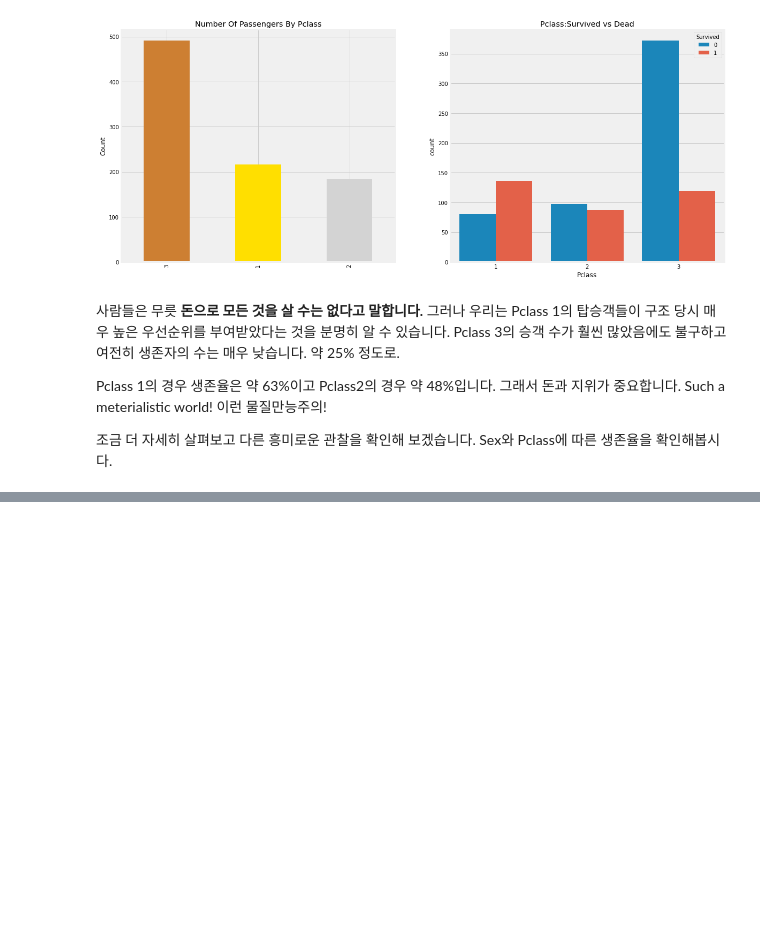
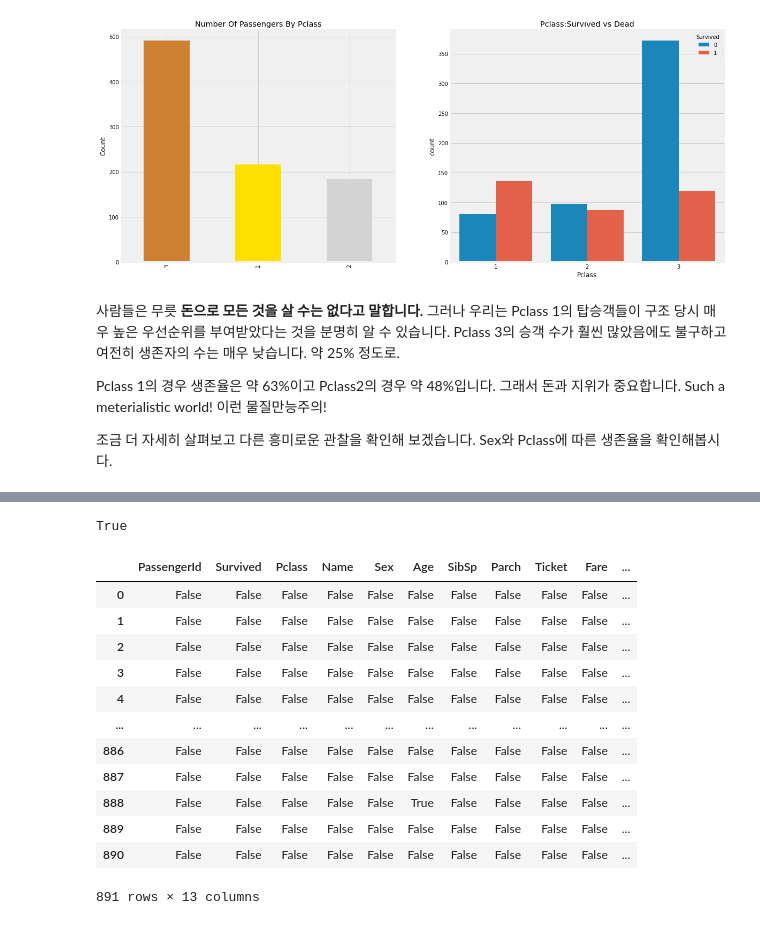
Before and after one commit to itchyfeet-patient/kaggle-DieTanic, a Jupyter notebook: notebook8d0146b2e8.ipynb, the cells around one changed output, grey strips where cells are left out. Saved outputs shown, nothing was run; the diff lists cells and outputs as text; code cells hidden in the pictures; blank space fills up the shorter version.

```diff
--- a/notebook8d0146b2e8.ipynb
+++ b/notebook8d0146b2e8.ipynb
@@ -194,0 +252,4 @@ Pclass 1의 경우 생존율은 약 63%이고 Pclass2의 경우 약 48%입니다
+# %%
+data['Initial'] = 0
+for i in data:
+    data['Initial']=data.Name.str.extract('([A-Za-z]+)\.')
@@ -194,0 +268,2 @@ Pclass 1의 경우 생존율은 약 63%이고 Pclass2의 경우 약 48%입니다
+# %%
+data['Initial'].replace(['Mlle','Mme','Ms','Dr','Major','Lady','Countess','Jonkheer','Col','Rev','Capt','Sir','Don'],['Miss','Miss','Miss','Mr','Mr','Mrs','Mrs','Other','Other','Other','Mr','Mr','Mr'],inplace=True)
@@ -194,0 +299,22 @@ Pclass 1의 경우 생존율은 약 63%이고 Pclass2의 경우 약 48%입니다
+# %%
+data.Age.isnull().any()
+# %% [output]
+True
+# %%
+data_check=data.isnull()
+data_check
+# data.loc[[888]]
+# %% [output]
+|  | PassengerId | Survived | Pclass | Name | Sex | Age | SibSp | Parch | Ticket | Fare | ... |
+| 0 | False | False | False | False | False | False | False | False | False | False | ... |
+| 1 | False | False | False | False | False | False | False | False | False | False | ... |
+| 2 | False | False | False | False | False | False | False | False | False | False | ... |
+| 3 | False | False | False | False | False | False | False | False | False | False | ... |
+| 4 | False | False | False | False | False | False | False | False | False | False | ... |
+| ... | ... | ... | ... | ... | ... | ... | ... | ... | ... | ... | ... |
+| 886 | False | False | False | False | False | False | False | False | False | False | ... |
+| 887 | False | False | False | False | False | False | False | False | False | False | ... |
+| 888 | False | False | False | False | False | True | False | False | False | False | ... |
+| 889 | False | False | False | False | False | False | False | False | False | False | ... |
+| 890 | False | False | False | False | False | False | False | False | False | False | ... |
+891 rows × 13 columns
```
Also changed, not shown: parts of 15 cells of this notebook.
